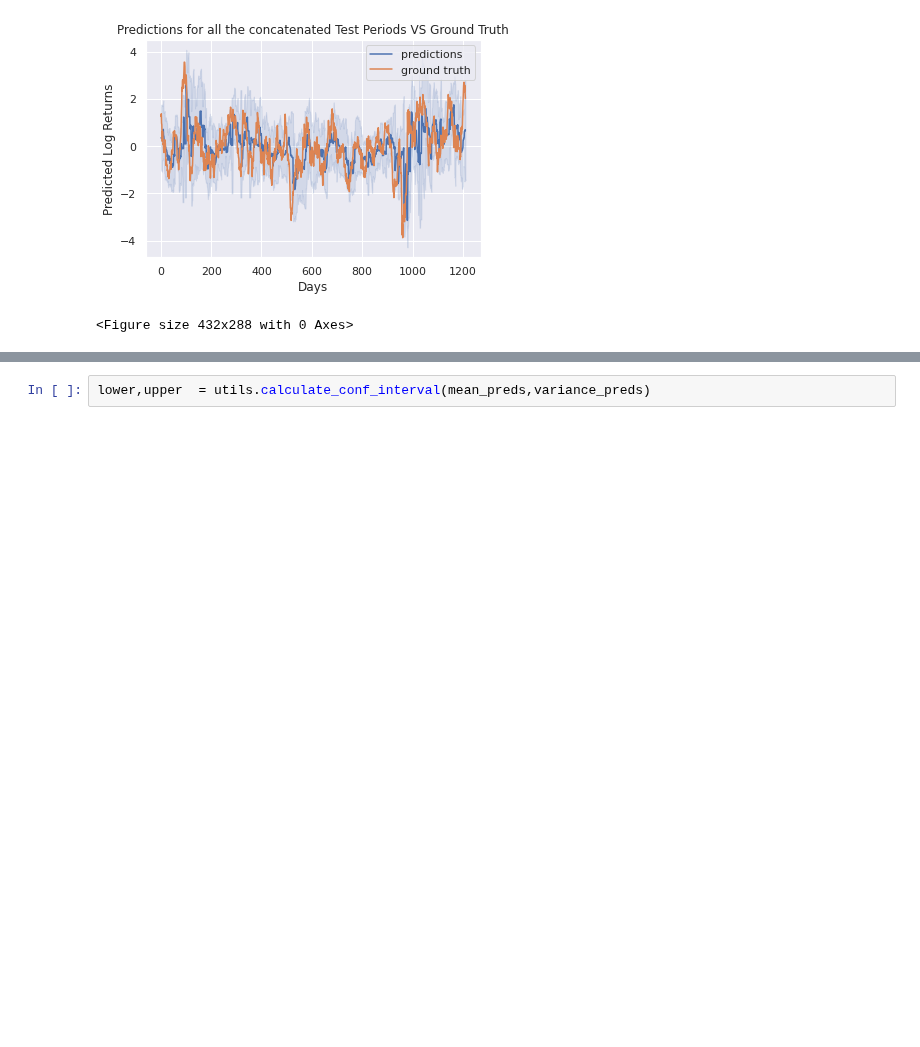
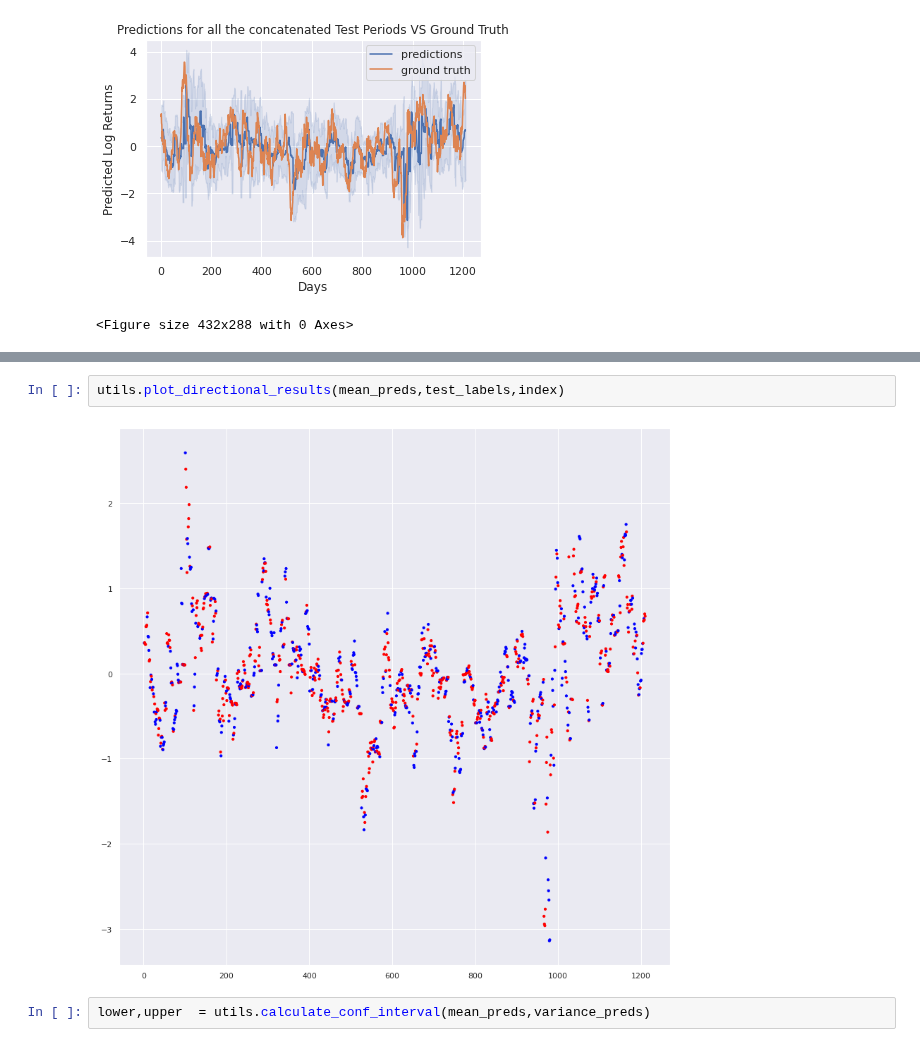
Before and after one commit to apof/Master-Thesis-----Deep-Kernel-Learning-and-Neural-Processes--combining-GPs-with-DL, a Jupyter notebook: GPs_Experiments.ipynb, the cells around one changed output, grey strips where cells are left out. Drawn from its saved outputs; the diff is of its cells as text; blank space fills up the shorter version.

```diff
--- a/GPs_Experiments.ipynb
+++ b/GPs_Experiments.ipynb
@@ -304,2 +327,6 @@ Root Mean Squared Error : 0.9270904207956203
+# %%
+utils.plot_directional_results(mean_preds,test_labels,index)
+# %% [output]
+[figure, added]
 # %%
 lower,upper  = utils.calculate_conf_interval(mean_preds,variance_preds)
```
Also changed, not shown: parts of 15 cells of this notebook.
